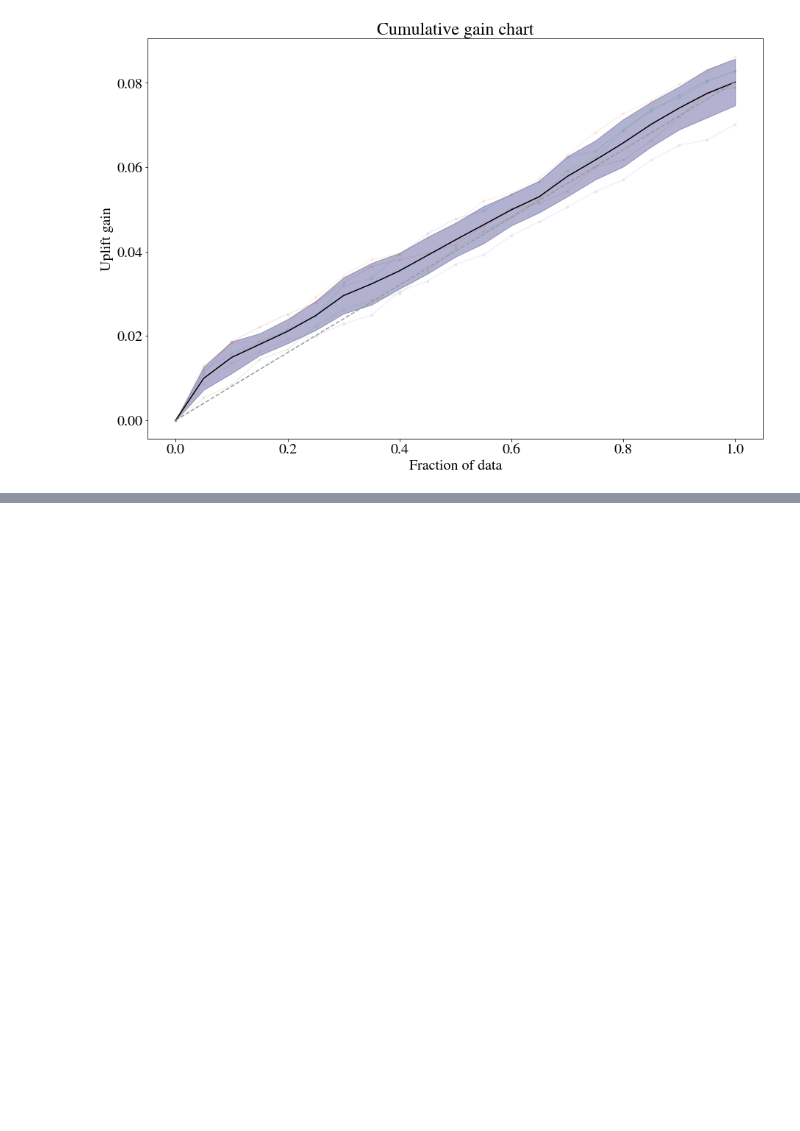
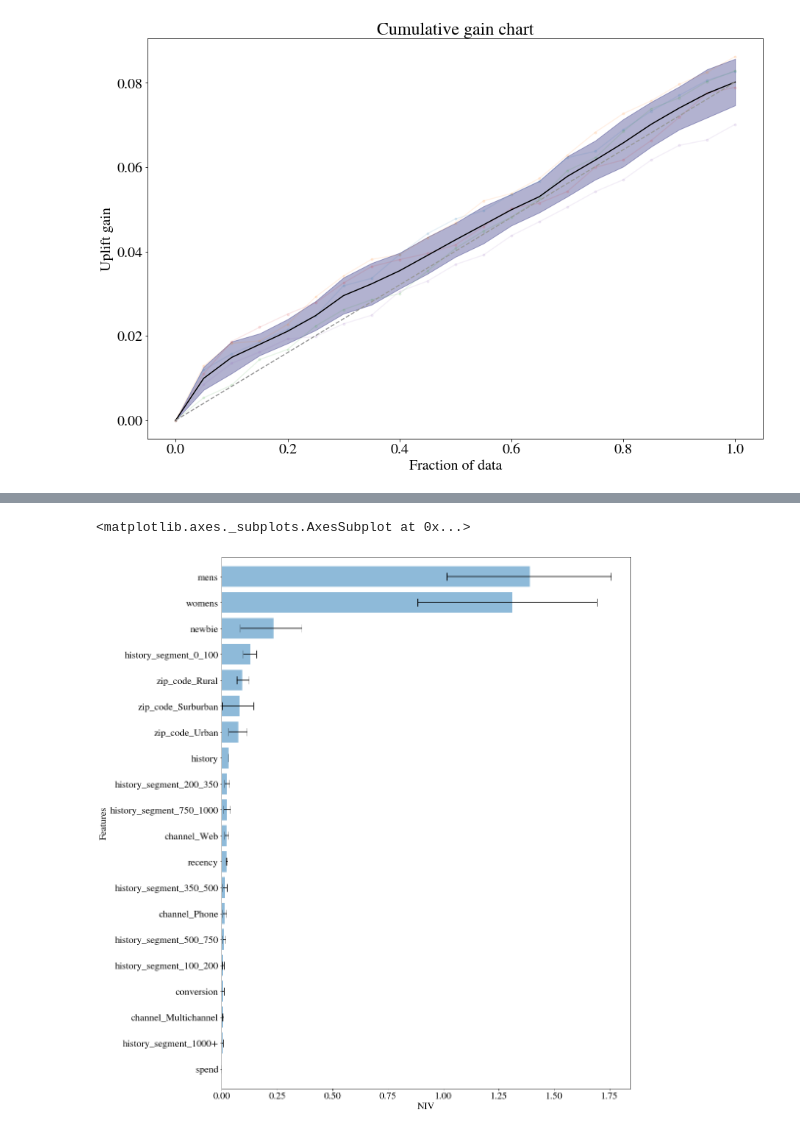
Before and after one commit to CoopXAdvancedAnalytics/Predictive_Analytics, a Jupyter notebook: APA_pylift_Hillstrom.ipynb, the cells around one changed output, grey strips where cells are left out. Drawn from its saved outputs; the diff is of its cells as text; code cells hidden in the pictures; blank space fills up the shorter version.

Commit message:
NIVs charts

```diff
--- a/APA_pylift_Hillstrom.ipynb
+++ b/APA_pylift_Hillstrom.ipynb
@@ -135,0 +143,5 @@ No handles with labels found to put in legend.
+# %%
+up_woman.NIV()
+# %% [output]
+<matplotlib.axes._subplots.AxesSubplot at 0x...>
+[figure, added]
```
Also changed, not shown: parts of 5 cells of this notebook.
